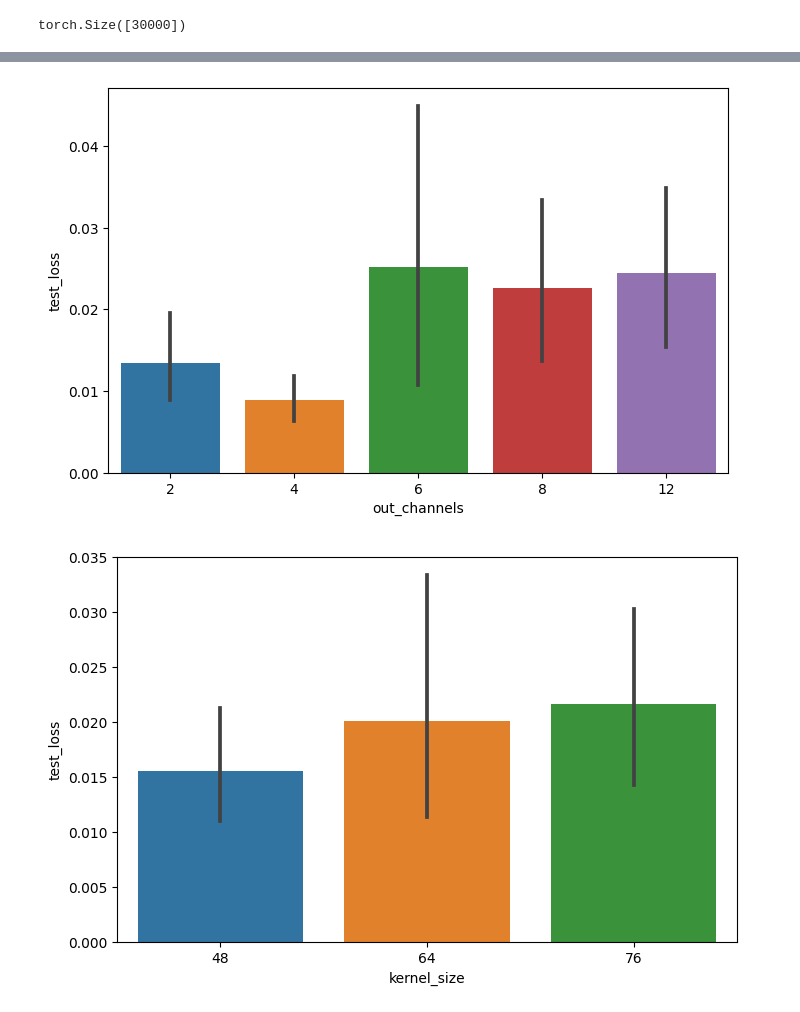
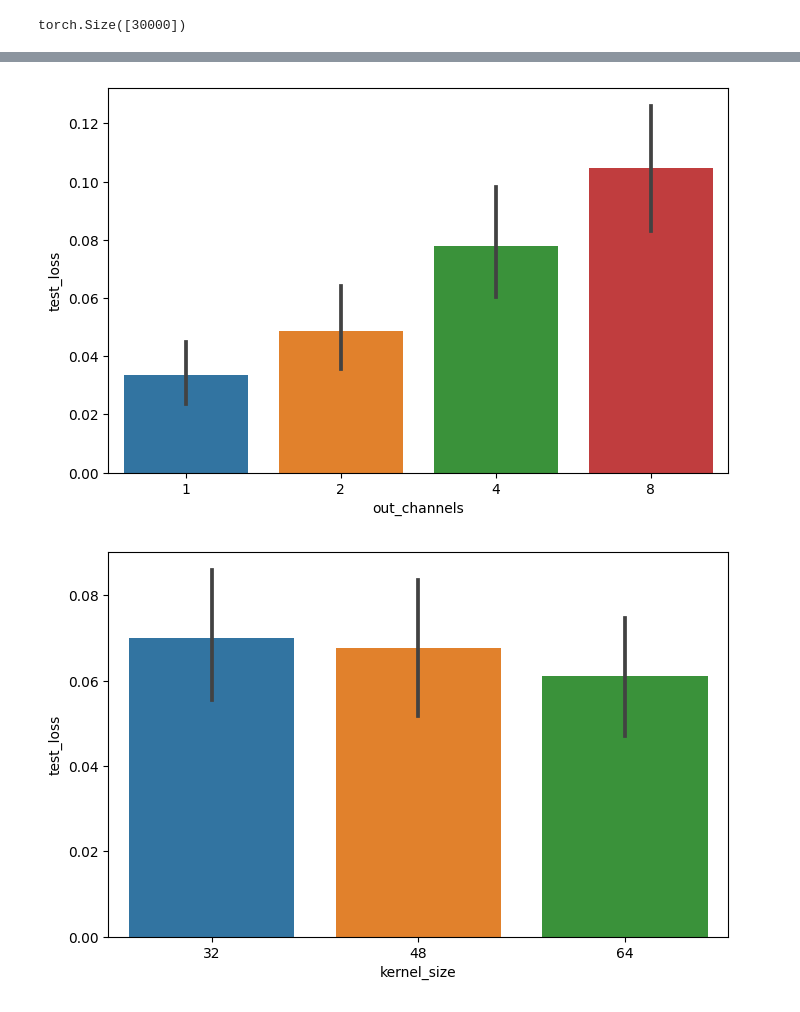
Before and after one commit to ncallahanml/baseline_networks, a Jupyter notebook: SineWaveGenerator.ipynb, the cells around one changed output, grey strips where cells are left out. Drawn from its saved outputs; the diff is of its cells as text; code cells hidden in the pictures.

Commit message:
early stopping return fix, results for linear layer search, added baseline reference model (untested)

```diff
--- a/SineWaveGenerator.ipynb
+++ b/SineWaveGenerator.ipynb
@@ -387,7 +434,7 @@ def train(
                 if test_loss > loss_buffer:
                     patience += 1
                     if patience >= early_stop_patience:
-                        items = items[-early_stop_patience:]
+                        items = items[:-early_stop_patience]
                         model = model_buffer
                         break
                 else:
@@ -411,19 +458,19 @@ def plot_loss(items, title='', step=1):
     plt.show()
     return
 # %%
-out_channelss = [2,4,6,8,12]
-kernel_sizes = [48,64,76]
-strides = [1,2,4,16]
+out_channelss = [1,2,4,8]
+kernel_sizes = [32,48,64]
+strides = [1,2,4,8]
 pool_kernels = [2,4,8,16]
-dense_size = [16,32,64,128,256]
+dense_sizes = [16,32,64,128,256]
 
-total_i = np.prod((len(out_channelss), len(kernel_sizes), len(strides), len(pool_kernels)))
+total_i = np.prod((len(out_channelss), len(kernel_sizes), len(strides), len(pool_kernels), len(dense_sizes)))
 
-columns = ['out_channels','kernel_size','stride','pool_kernel','train_loss','test_loss']
+columns = ['out_channels','kernel_size','stride','pool_kernel','dense_size','train_loss','test_loss']
 rows = list()
 n_epochs = 6
 batch_size = 128
-for i, (out_channels, kernel_size, stride, pool_kernel) in enumerate(itertools.product(out_channelss, kernel_sizes, strides, pool_kernels)):
+for i, (out_channels, kernel_size, stride, pool_kernel, dense_size) in enumerate(itertools.product(out_channelss, kernel_sizes, strides, pool_kernels, dense_sizes)):
     if stride is None:
         stride = kernel_size
     if stride > kernel_size or stride > pool_kernel:
@@ -438,6 +485,7 @@ for i, (out_channels, kernel_size, stride, pool_kernel) in enumerate(itertools.p
         kernel_size=kernel_size,
         stride=stride,
         pool_kernel=pool_kernel,
+        dense_size=dense_size,
     ).double()
 
     try:
@@ -458,11 +506,11 @@ for i, (out_channels, kernel_size, stride, pool_kernel) in enumerate(itertools.p
     train_loss = np.mean(train_loss[2:])
     test_loss = np.mean(test_loss[2:])
 
-    rows.append((out_channels, kernel_size, stride, pool_kernel, train_loss, test_loss))
+    rows.append((out_channels, kernel_size, stride, pool_kernel, dense_size, train_loss, test_loss))
 
 grid_df = pd.DataFrame(rows)
 assert grid_df.shape[1] == len(columns), f'{grid_df.shape[1]} != {len(columns)}'
 grid_df.columns = columns
-grid_df.to_csv(f'training_io_{pd.to_datetime("today").strftime("%Y-%m-%d")}.csv')
+grid_df.to_csv(f'training_io_{pd.to_datetime("today").strftime("%Y-%m-%d:%H")}.csv')
 display(grid_df)
 # %% [output]
@@ -499,8 +547,8 @@ Input Set 3 out of 240
 # %%
-for col in ['out_channels','kernel_size','stride','pool_kernel']:
+for col in ['out_channels','kernel_size','stride','pool_kernel','dense_size']:
     plt.figure(figsize=(8,5))
     sns.barplot(data=grid_df, x=col, y='test_loss')
     plt.show()
 # %% [output]
-[figure, old version]
+[figure, new version]
-[figure, old version]
+[figure, new version]
```
Also changed, not shown: parts of 6 cells of this notebook, 1 other file.
